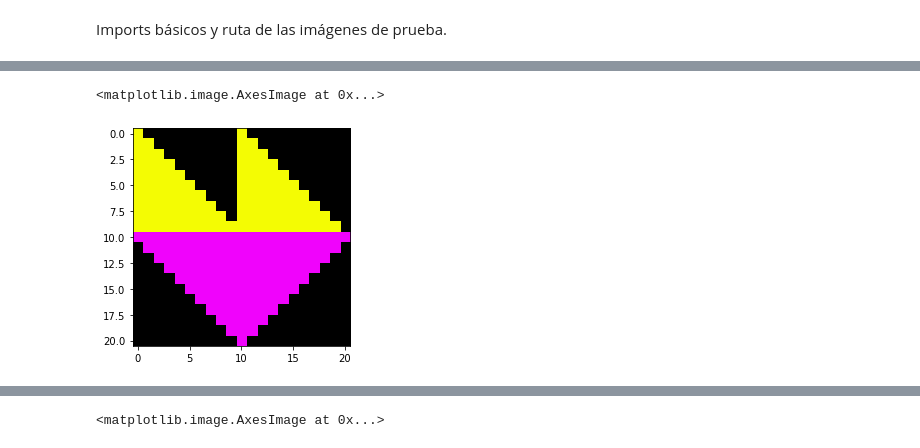
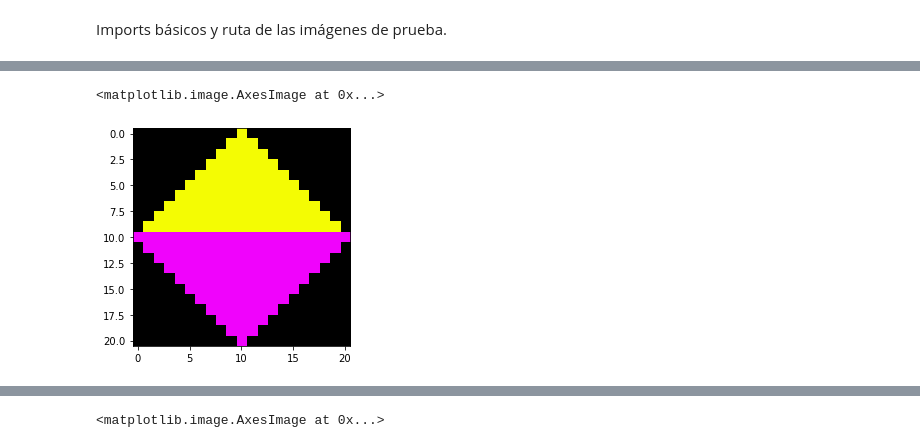
Before and after one commit to adriansth/cv-parcial-1, a Jupyter notebook: A01379680_E1. License plate detection.ipynb, the cells around one changed output, grey strips where cells are left out. Cells and saved outputs as stored; diff of their text form; code cells hidden in the pictures.

```diff
--- a/E1. License plate detection.ipynb
+++ b/A01379680_E1. License plate detection.ipynb
@@ -77,30 +77,33 @@ Crea una imagen de 21 por 21 pixeles, y agrega el código necesario para crear y
 # %%
 # Replicate image
 n = int(21 / 2)
 im = np.zeros((21, 21, 3), dtype=np.uint8)
 yellow = [244, 252, 3]
 pink = [240, 3, 252]
 
 # yellow
 for i in range(0, n):
     for j in range(0, i + 1):
         im[i, j + n] = yellow
 for i in range(0, n):
+    for j in range(0, n):
+        im[i, j] = yellow
+for i in range(0, n):
     for j in range(0, i + 1):
-        im[i, j] = yellow
+        im[j, n - i - 1] = [0,0,0]
 
 # pink
 for i in range(0, n + 1):
     for j in range(0, i + 1):
         im[j + n, i] = pink
 for i in range(0, n):
     for j in range(0, i + 1):
         im[j + n, n - i + n] = pink
 
 plt.imshow(im)
 # %% [output]
 <matplotlib.image.AxesImage at 0x...>
-[figure, old version]
+[figure, new version]
 # %% [markdown]
 #### Ejercicio 2 (15 puntos)
 
```
Also changed, not shown: parts of 4 cells of this notebook.
